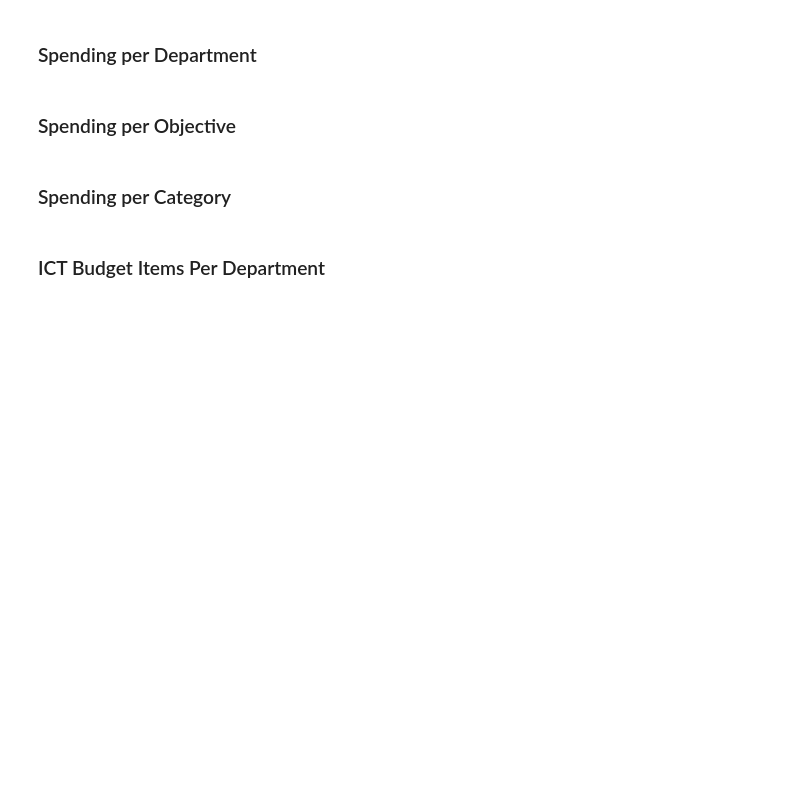
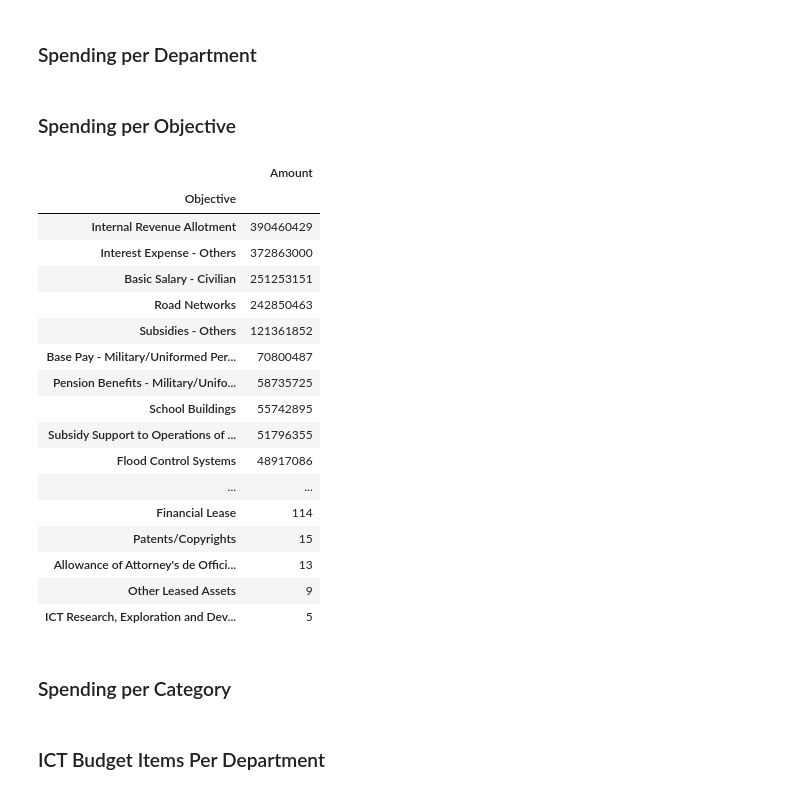
Before and after one commit to RickBahague/ICT4P, a Jupyter notebook: ICT Spending in the 2015 NEP.ipynb, the cells around one changed output. Saved outputs shown, nothing was run; the diff lists cells and outputs as text; code cells hidden in the pictures; blank space fills up the shorter version.

```diff
--- a/ICT Spending in the 2015 NEP.ipynb
+++ b/ICT Spending in the 2015 NEP.ipynb
@@ -92,3 +90,24 @@ dtype: float64
+# %%
+show_appropriation(['Objective'],0)
+# %% [output]
+|  | Amount |
+| Objective |  |
+| Internal Revenue Allotment | 390460429 |
+| Interest Expense - Others | 372863000 |
+| Basic Salary - Civilian | 251253151 |
+| Road Networks | 242850463 |
+| Subsidies - Others | 121361852 |
+| Base Pay - Military/Uniformed Per... | 70800487 |
+| Pension Benefits - Military/Unifo... | 58735725 |
+| School Buildings | 55742895 |
+| Subsidy Support to Operations of ... | 51796355 |
+| Flood Control Systems | 48917086 |
+| ... | ... |
+| Financial Lease | 114 |
+| Patents/Copyrights | 15 |
+| Allowance of Attorney's de Offici... | 13 |
+| Other Leased Assets | 9 |
+| ICT Research, Exploration and Dev... | 5 |
 # %% [markdown]
 ### Spending per Category
 # %%
```
Also changed, not shown: parts of 6 cells of this notebook.
